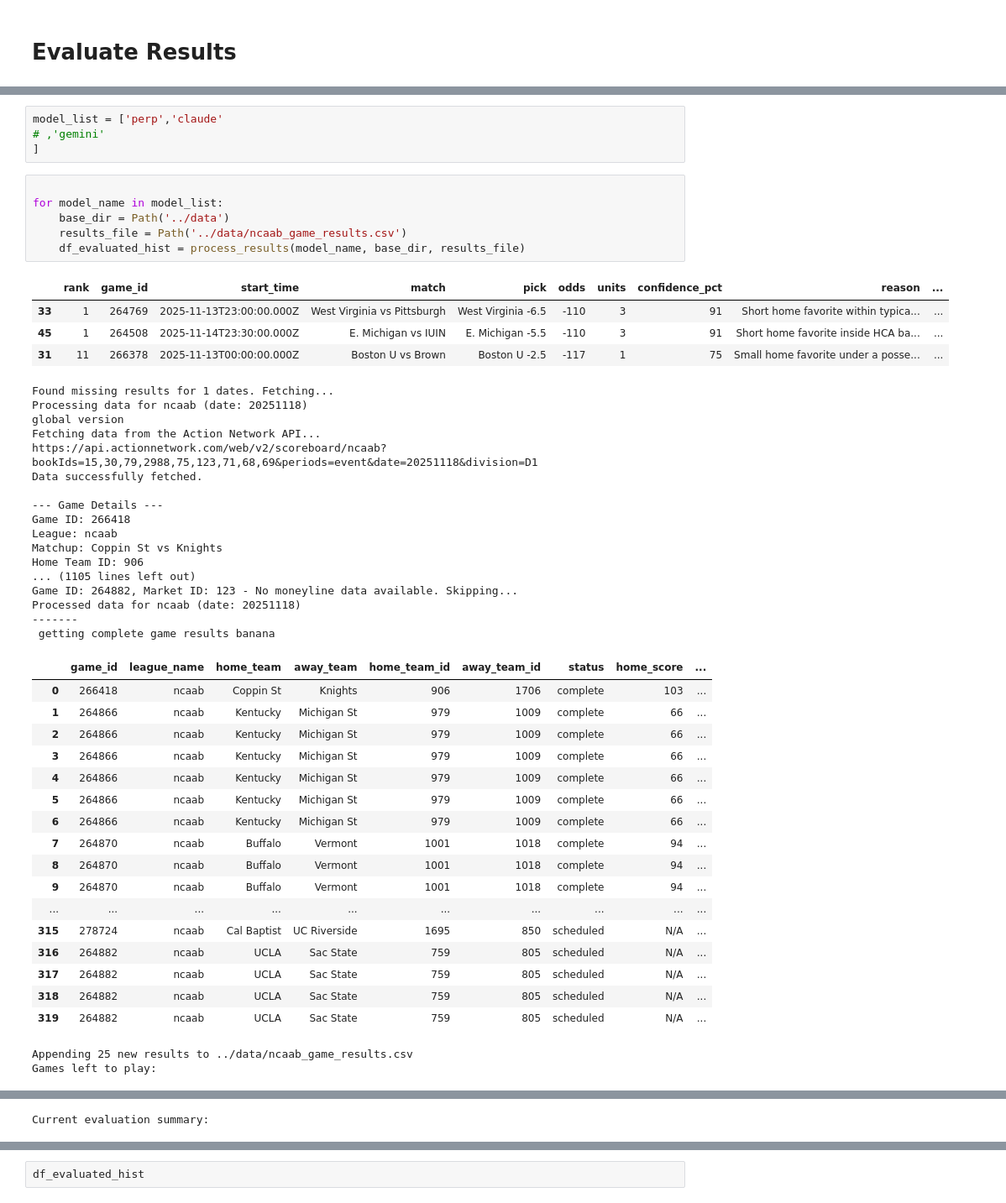
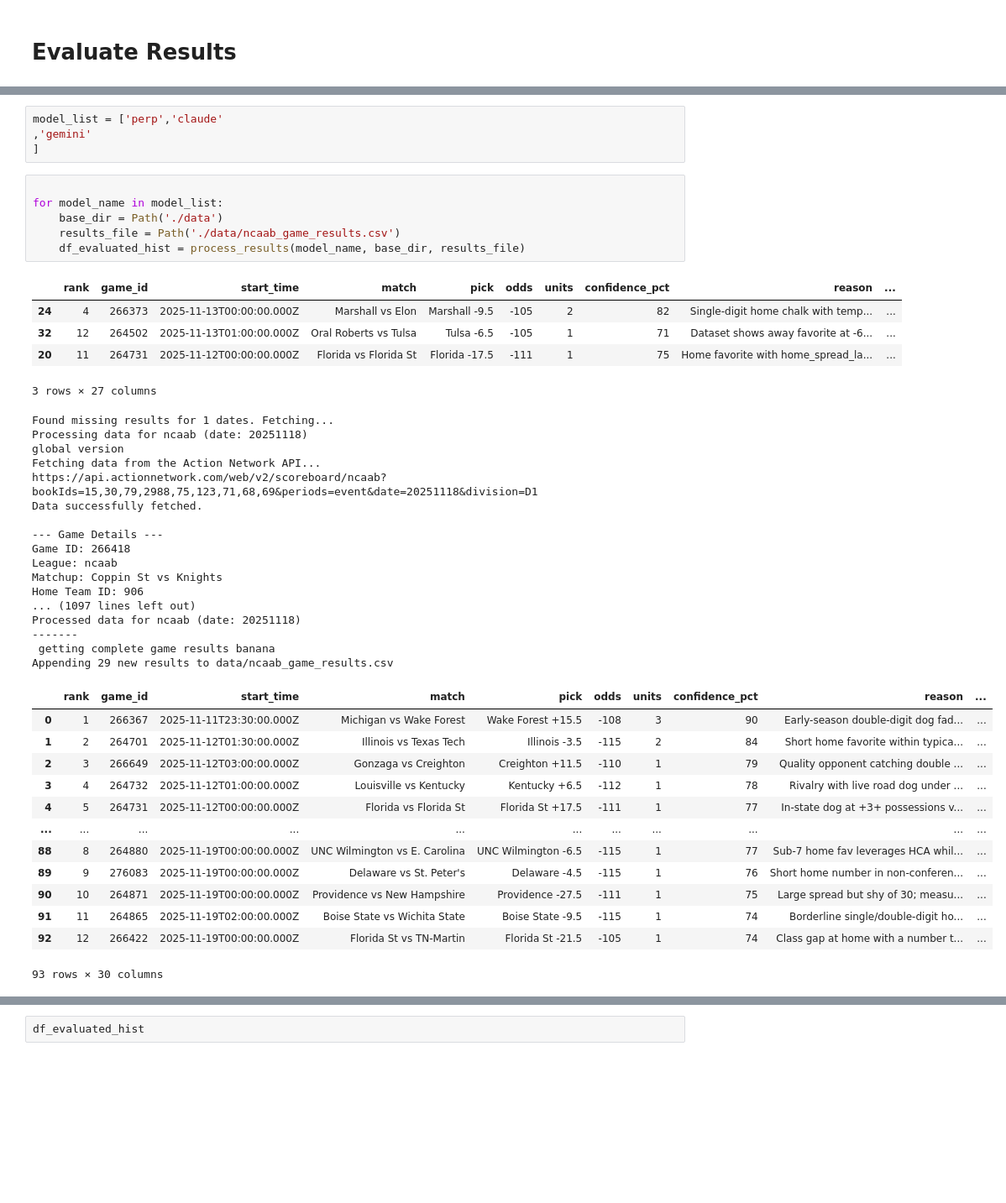
Before and after one commit to aaroncolesmith/llm_betting_model, a Jupyter notebook: scripts/ncaab.ipynb, the cells around one changed output, grey strips where cells are left out. Shown: that part at 84% size. Drawn from its saved outputs; the diff is of its cells as text; blank space fills up the shorter version.

```diff
--- a/scripts/ncaab.ipynb
+++ b/scripts/ncaab.ipynb
@@ -644,51 +656,46 @@ model_list
 # %%
 model_list = ['perp','claude'
-# ,'gemini'
+,'gemini'
 ]
 # %%
 
 for model_name in model_list:
-    base_dir = Path('../data')
-    results_file = Path('../data/ncaab_game_results.csv')
+    base_dir = Path('./data')
+    results_file = Path('./data/ncaab_game_results.csv')
     df_evaluated_hist = process_results(model_name, base_dir, results_file)
 # %% [output]
 |  | rank | game_id | start_time | match | pick | odds | units | confidence_pct | reason | ... |
-| 33 | 1 | 264769 | 2025-11-13T23:00:00.000Z | West Virginia vs Pittsburgh | West Virginia -6.5 | -110 | 3 | 91 | Short home favorite within typica... | ... |
-| 45 | 1 | 264508 | 2025-11-14T23:30:00.000Z | E. Michigan vs IUIN | E. Michigan -5.5 | -110 | 3 | 91 | Short home favorite inside HCA ba... | ... |
-| 31 | 11 | 266378 | 2025-11-13T00:00:00.000Z | Boston U vs Brown | Boston U -2.5 | -117 | 1 | 75 | Small home favorite under a posse... | ... |
+| 24 | 4 | 266373 | 2025-11-13T00:00:00.000Z | Marshall vs Elon | Marshall -9.5 | -105 | 2 | 82 | Single-digit home chalk with temp... | ... |
+| 32 | 12 | 264502 | 2025-11-13T01:00:00.000Z | Oral Roberts vs Tulsa | Tulsa -6.5 | -105 | 1 | 71 | Dataset shows away favorite at -6... | ... |
+| 20 | 11 | 264731 | 2025-11-12T00:00:00.000Z | Florida vs Florida St | Florida -17.5 | -111 | 1 | 75 | Home favorite with home_spread_la... | ... |
-Found missing results for 1 dates. Fetching...
-Processing data for ncaab (date: 20251118)
-global version
-Fetching data from the Action Network API...
-https://api.actionnetwork.com/web/v2/scoreboard/ncaab?bookIds=15,30,79,2988,75,123,71,68,69&periods=event&date=20251118&division=D1
-Data successfully fetched.
-
---- Game Details ---
-Game ID: 266418
-League: ncaab
-Matchup: Coppin St vs Knights
-Home Team ID: 906
-... (1105 lines left out)
-Game ID: 264882, Market ID: 123 - No moneyline data available. Skipping...
-Processed data for ncaab (date: 20251118)
--------
- getting complete game results banana
+3 rows × 27 columns
+Found missing results for 1 dates. Fetching...
+Processing data for ncaab (date: 20251118)
+global version
+Fetching data from the Action Network API...
+https://api.actionnetwork.com/web/v2/scoreboard/ncaab?bookIds=15,30,79,2988,75,123,71,68,69&periods=event&date=20251118&division=D1
+Data successfully fetched.
+
+--- Game Details ---
+Game ID: 266418
+League: ncaab
+Matchup: Coppin St vs Knights
+Home Team ID: 906
+... (1097 lines left out)
+Processed data for ncaab (date: 20251118)
+-------
+ getting complete game results banana
+Appending 29 new results to data/ncaab_game_results.csv
-|  | game_id | league_name | home_team | away_team | home_team_id | away_team_id | status | home_score | ... |
-| 0 | 266418 | ncaab | Coppin St | Knights | 906 | 1706 | complete | 103 | ... |
-| 1 | 264866 | ncaab | Kentucky | Michigan St | 979 | 1009 | complete | 66 | ... |
-| 2 | 264866 | ncaab | Kentucky | Michigan St | 979 | 1009 | complete | 66 | ... |
-| 3 | 264866 | ncaab | Kentucky | Michigan St | 979 | 1009 | complete | 66 | ... |
-| 4 | 264866 | ncaab | Kentucky | Michigan St | 979 | 1009 | complete | 66 | ... |
-| 5 | 264866 | ncaab | Kentucky | Michigan St | 979 | 1009 | complete | 66 | ... |
-| 6 | 264866 | ncaab | Kentucky | Michigan St | 979 | 1009 | complete | 66 | ... |
-| 7 | 264870 | ncaab | Buffalo | Vermont | 1001 | 1018 | complete | 94 | ... |
-| 8 | 264870 | ncaab | Buffalo | Vermont | 1001 | 1018 | complete | 94 | ... |
-| 9 | 264870 | ncaab | Buffalo | Vermont | 1001 | 1018 | complete | 94 | ... |
-| ... | ... | ... | ... | ... | ... | ... | ... | ... | ... |
-| 315 | 278724 | ncaab | Cal Baptist | UC Riverside | 1695 | 850 | scheduled | N/A | ... |
-| 316 | 264882 | ncaab | UCLA | Sac State | 759 | 805 | scheduled | N/A | ... |
-| 317 | 264882 | ncaab | UCLA | Sac State | 759 | 805 | scheduled | N/A | ... |
-| 318 | 264882 | ncaab | UCLA | Sac State | 759 | 805 | scheduled | N/A | ... |
-| 319 | 264882 | ncaab | UCLA | Sac State | 759 | 805 | scheduled | N/A | ... |
+|  | rank | game_id | start_time | match | pick | odds | units | confidence_pct | reason | ... |
+| 0 | 1 | 266367 | 2025-11-11T23:30:00.000Z | Michigan vs Wake Forest | Wake Forest +15.5 | -108 | 3 | 90 | Early-season double-digit dog fad... | ... |
+| 1 | 2 | 264701 | 2025-11-12T01:30:00.000Z | Illinois vs Texas Tech | Illinois -3.5 | -115 | 2 | 84 | Short home favorite within typica... | ... |
+| 2 | 3 | 266649 | 2025-11-12T03:00:00.000Z | Gonzaga vs Creighton | Creighton +11.5 | -110 | 1 | 79 | Quality opponent catching double ... | ... |
+| 3 | 4 | 264732 | 2025-11-12T01:00:00.000Z | Louisville vs Kentucky | Kentucky +6.5 | -112 | 1 | 78 | Rivalry with live road dog under ... | ... |
+| 4 | 5 | 264731 | 2025-11-12T00:00:00.000Z | Florida vs Florida St | Florida St +17.5 | -111 | 1 | 77 | In-state dog at +3+ possessions v... | ... |
+| ... | ... | ... | ... | ... | ... | ... | ... | ... | ... | ... |
+| 88 | 8 | 264880 | 2025-11-19T00:00:00.000Z | UNC Wilmington vs E. Carolina | UNC Wilmington -6.5 | -115 | 1 | 77 | Sub-7 home fav leverages HCA whil... | ... |
+| 89 | 9 | 276083 | 2025-11-19T00:00:00.000Z | Delaware vs St. Peter's | Delaware -4.5 | -115 | 1 | 76 | Short home number in non-conferen... | ... |
+| 90 | 10 | 264871 | 2025-11-19T00:00:00.000Z | Providence vs New Hampshire | Providence -27.5 | -111 | 1 | 75 | Large spread but shy of 30; measu... | ... |
+| 91 | 11 | 264865 | 2025-11-19T02:00:00.000Z | Boise State vs Wichita State | Boise State -9.5 | -115 | 1 | 74 | Borderline single/double-digit ho... | ... |
+| 92 | 12 | 266422 | 2025-11-19T00:00:00.000Z | Florida St vs TN-Martin | Florida St -21.5 | -105 | 1 | 74 | Class gap at home with a number t... | ... |
-Appending 25 new results to ../data/ncaab_game_results.csv
-Games left to play:
+93 rows × 30 columns
@@ -699 +713,0 @@ Games left to play:
-Current evaluation summary:
```
Also changed, not shown: parts of 4 cells of this notebook, 3 other files.
